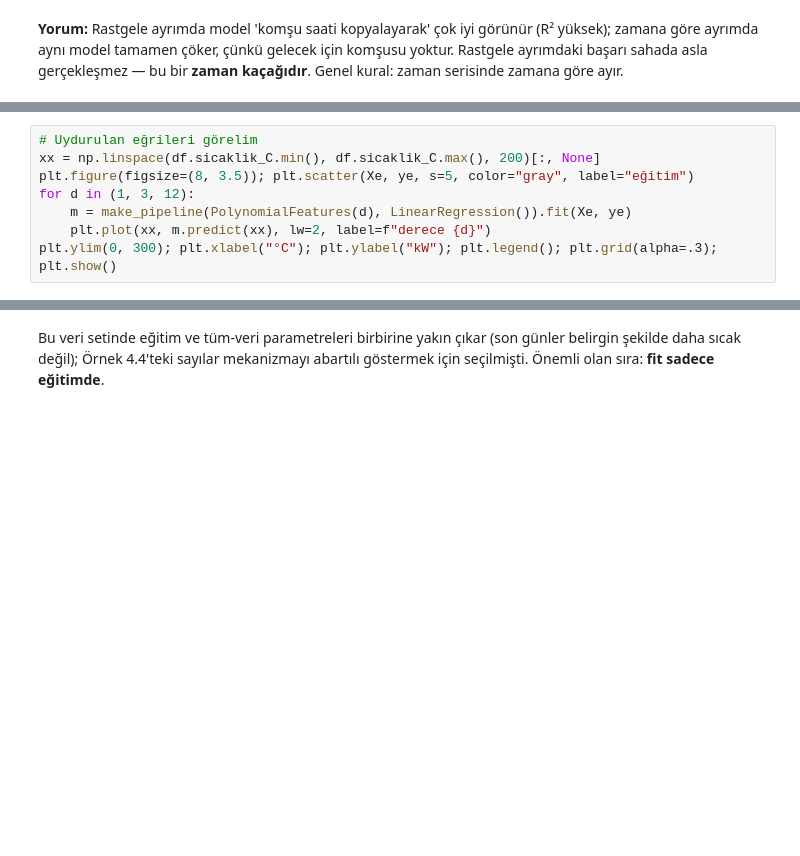
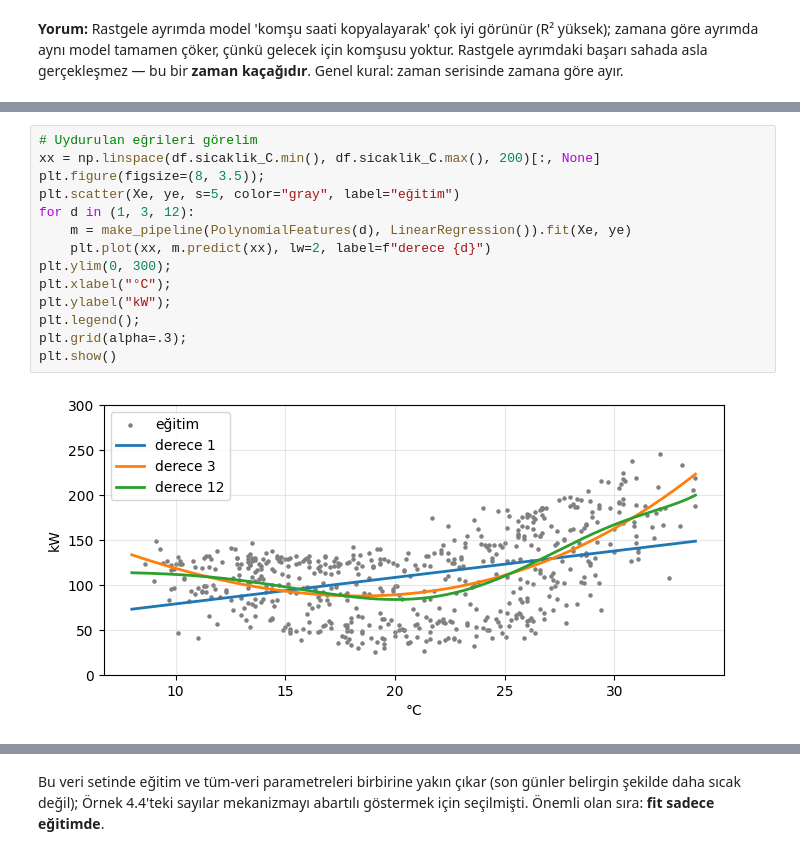
Before and after one commit to SevdanurGENC/Fundamentals-of-Artificial-Intelligence-EEE-Lecture-Notes, a Jupyter notebook: Codes/Hafta04_MO_Temel_Kavramlar.ipynb, the cells around one changed output, grey strips where cells are left out. Cells and saved outputs as stored; diff of their text form; blank space fills up the shorter version.

```diff
--- a/Codes/Hafta04_MO_Temel_Kavramlar.ipynb
+++ b/Codes/Hafta04_MO_Temel_Kavramlar.ipynb
@@ -97,11 +138,19 @@ print("En iyi derece (test):", list(dereceler)[int(np.argmin(e_te))])
 # %%
 # Uydurulan eğrileri görelim
 xx = np.linspace(df.sicaklik_C.min(), df.sicaklik_C.max(), 200)[:, None]
-plt.figure(figsize=(8, 3.5)); plt.scatter(Xe, ye, s=5, color="gray", label="eğitim")
+plt.figure(figsize=(8, 3.5));
+plt.scatter(Xe, ye, s=5, color="gray", label="eğitim")
 for d in (1, 3, 12):
     m = make_pipeline(PolynomialFeatures(d), LinearRegression()).fit(Xe, ye)
     plt.plot(xx, m.predict(xx), lw=2, label=f"derece {d}")
-plt.ylim(0, 300); plt.xlabel("°C"); plt.ylabel("kW"); plt.legend(); plt.grid(alpha=.3); plt.show()
+plt.ylim(0, 300);
+plt.xlabel("°C");
+plt.ylabel("kW");
+plt.legend();
+plt.grid(alpha=.3);
+plt.show()
+# %% [output]
+[figure, added]
 # %% [markdown]
 ## 6. k-katlı çapraz doğrulama
 
```
Also changed, not shown: parts of 13 cells of this notebook.
